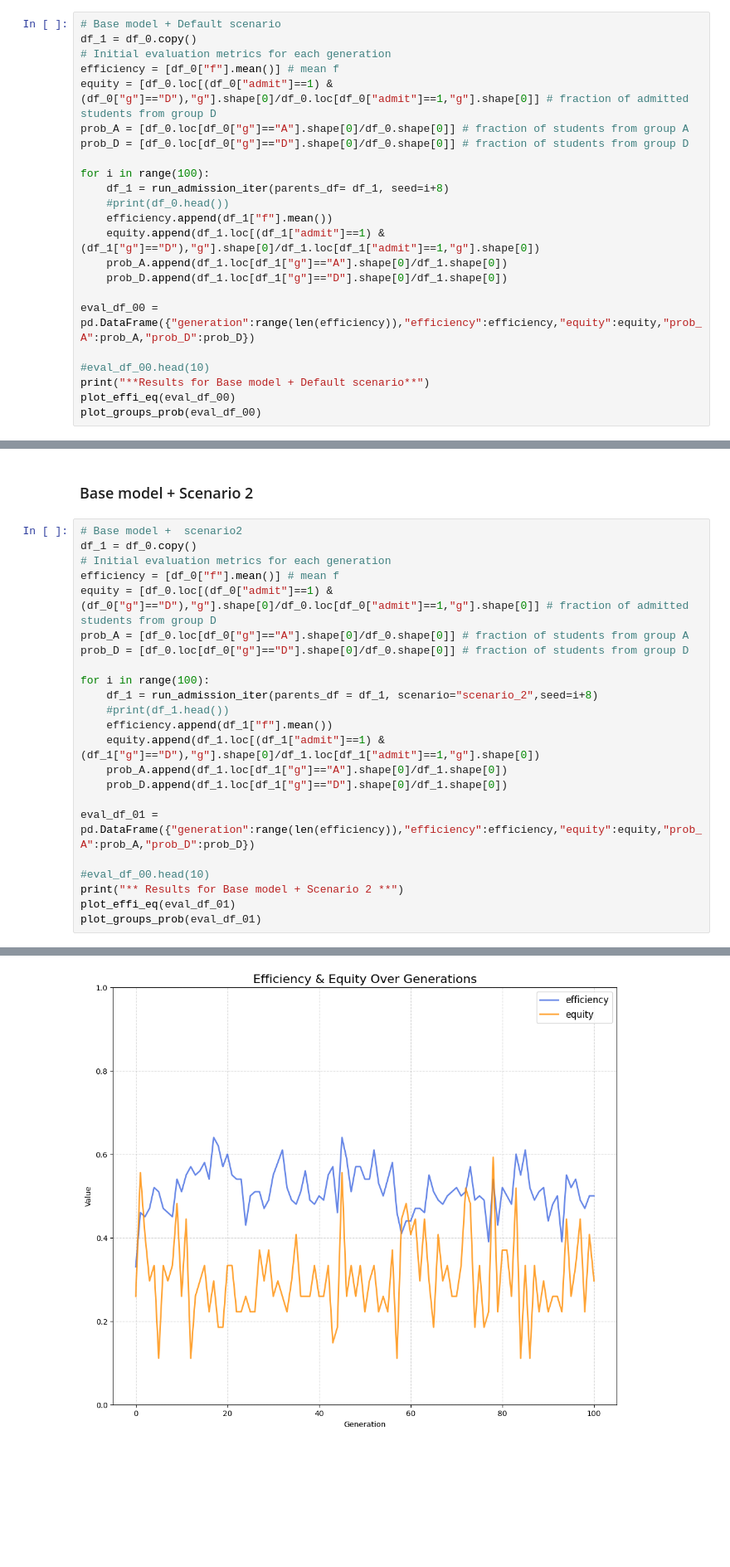
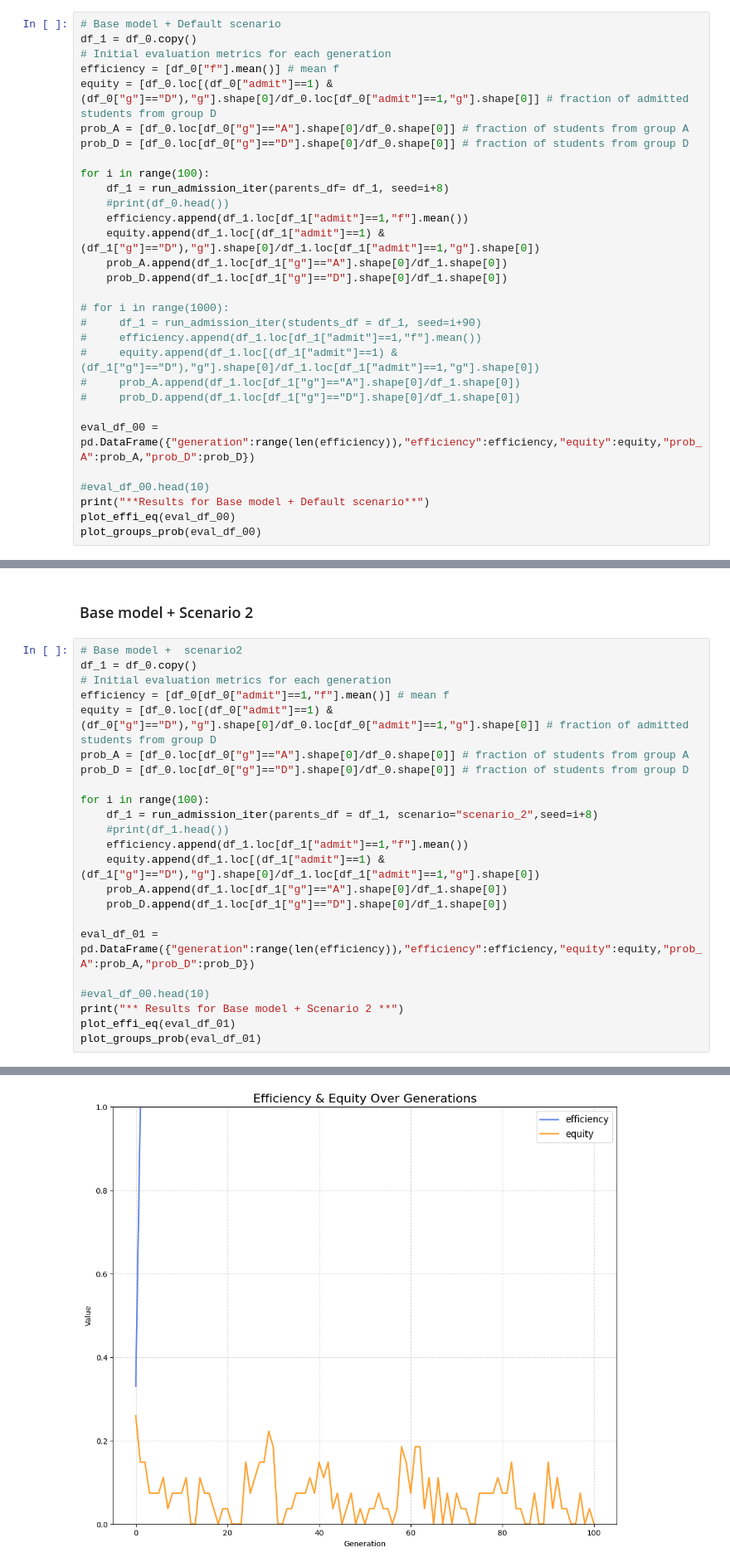
Before and after one commit to xav1002/DCDS_500_Project_1_LM_YX_VX, a Jupyter notebook: main.ipynb, the cells around one changed output, grey strips where cells are left out. Shown at 83% size. Drawn from its saved outputs; the diff is of its cells as text; blank space fills up the shorter version.

```diff
--- a/main.ipynb
+++ b/main.ipynb
@@ -534,10 +534,17 @@ prob_D = [df_0.loc[df_0["g"]=="D"].shape[0]/df_0.shape[0]] # fraction of student
 for i in range(100):
     df_1 = run_admission_iter(parents_df= df_1, seed=i+8)
     #print(df_0.head())
-    efficiency.append(df_1["f"].mean())
+    efficiency.append(df_1.loc[df_1["admit"]==1,"f"].mean())
     equity.append(df_1.loc[(df_1["admit"]==1) & (df_1["g"]=="D"),"g"].shape[0]/df_1.loc[df_1["admit"]==1,"g"].shape[0])
     prob_A.append(df_1.loc[df_1["g"]=="A"].shape[0]/df_1.shape[0])
     prob_D.append(df_1.loc[df_1["g"]=="D"].shape[0]/df_1.shape[0])
+
+# for i in range(1000):
+#     df_1 = run_admission_iter(students_df = df_1, seed=i+90)
+#     efficiency.append(df_1.loc[df_1["admit"]==1,"f"].mean())
+#     equity.append(df_1.loc[(df_1["admit"]==1) & (df_1["g"]=="D"),"g"].shape[0]/df_1.loc[df_1["admit"]==1,"g"].shape[0])
+#     prob_A.append(df_1.loc[df_1["g"]=="A"].shape[0]/df_1.shape[0])
+#     prob_D.append(df_1.loc[df_1["g"]=="D"].shape[0]/df_1.shape[0])
 
 eval_df_00 = pd.DataFrame({"generation":range(len(efficiency)),"efficiency":efficiency,"equity":equity,"prob_A":prob_A,"prob_D":prob_D})
 
@@ -554,26 +561,26 @@ plot_groups_prob(eval_df_00)
 # %%
 # Base model +  scenario2
 df_1 = df_0.copy()
 # Initial evaluation metrics for each generation
-efficiency = [df_0["f"].mean()] # mean f
+efficiency = [df_0[df_0["admit"]==1,"f"].mean()] # mean f
 equity = [df_0.loc[(df_0["admit"]==1) & (df_0["g"]=="D"),"g"].shape[0]/df_0.loc[df_0["admit"]==1,"g"].shape[0]] # fraction of admitted students from group D
 prob_A = [df_0.loc[df_0["g"]=="A"].shape[0]/df_0.shape[0]] # fraction of students from group A
 prob_D = [df_0.loc[df_0["g"]=="D"].shape[0]/df_0.shape[0]] # fraction of students from group D
 
 for i in range(100):
     df_1 = run_admission_iter(parents_df = df_1, scenario="scenario_2",seed=i+8)
     #print(df_1.head())
-    efficiency.append(df_1["f"].mean())
+    efficiency.append(df_1.loc[df_1["admit"]==1,"f"].mean())
     equity.append(df_1.loc[(df_1["admit"]==1) & (df_1["g"]=="D"),"g"].shape[0]/df_1.loc[df_1["admit"]==1,"g"].shape[0])
     prob_A.append(df_1.loc[df_1["g"]=="A"].shape[0]/df_1.shape[0])
     prob_D.append(df_1.loc[df_1["g"]=="D"].shape[0]/df_1.shape[0])
 
 eval_df_01 = pd.DataFrame({"generation":range(len(efficiency)),"efficiency":efficiency,"equity":equity,"prob_A":prob_A,"prob_D":prob_D})
 
 #eval_df_00.head(10)
 print("** Results for Base model + Scenario 2 **")
 plot_effi_eq(eval_df_01)
 plot_groups_prob(eval_df_01)
 # %% [output]
 ** Results for Base model + Scenario 2 **
-[figure, old version]
+[figure, new version]
```
Also changed, not shown: parts of 9 cells of this notebook.
